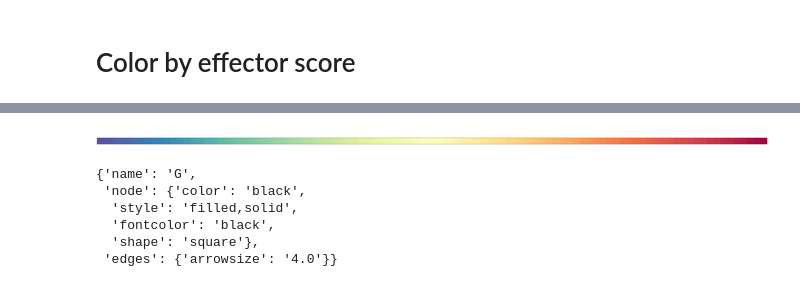
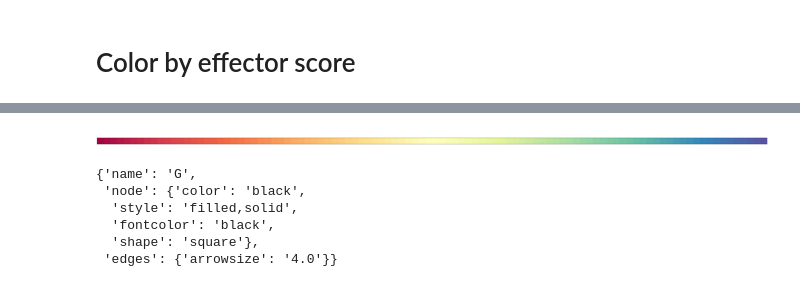
Before and after one commit to cbg-ethz/mt-SCITE, a Jupyter notebook: Notebooks/pretty_trees_with_mem_scores_YFV2001.ipynb, the cells around one changed output, grey strips where cells are left out. Saved outputs shown, nothing was run; the diff lists cells and outputs as text; code cells hidden in the pictures.

Commit message:
YFV2001 figures

```diff
--- a/Notebooks/pretty_trees_with_mem_scores_YFV2001.ipynb
+++ b/Notebooks/pretty_trees_with_mem_scores_YFV2001.ipynb
@@ -187,11 +192,11 @@ print(len(tree.nodes()))
 cell_id_to_mem_score = dict(zip(clones_data['tree_id'], clones_data['mem_score']))
 cell_id_to_time = dict(zip(clones_data['tree_id'], clones_data['timepoint']))
 # %%
-mem_score_colors = sns.color_palette("Spectral", 100)[::-1]
+mem_score_colors = sns.color_palette("Spectral_r", 100)[::-1]
 sns.palplot(mem_score_colors)
-plt.savefig('../../data/YFV2001_figures/mem_color_key.svg', dpi=300, bbox_inches='tight', transparent=True)
+#plt.savefig('../../data/YFV2001_figures/mem_color_key.svg', dpi=300, bbox_inches='tight', transparent=True)
 # %% [output]
-[figure, old version]
+[figure, new version]
 # %%
 mem_score_colors = np.array(mem_score_colors) * 255
 # %%
```
Also changed, not shown: parts of 9 cells of this notebook, 1 other file.
